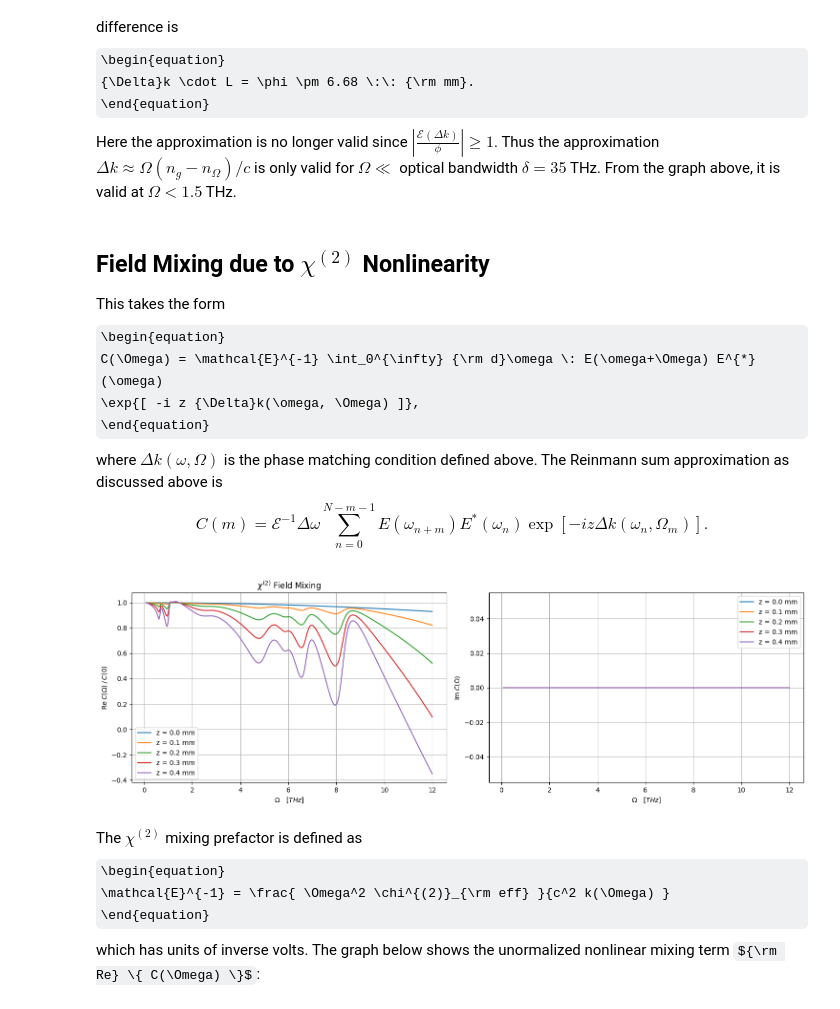
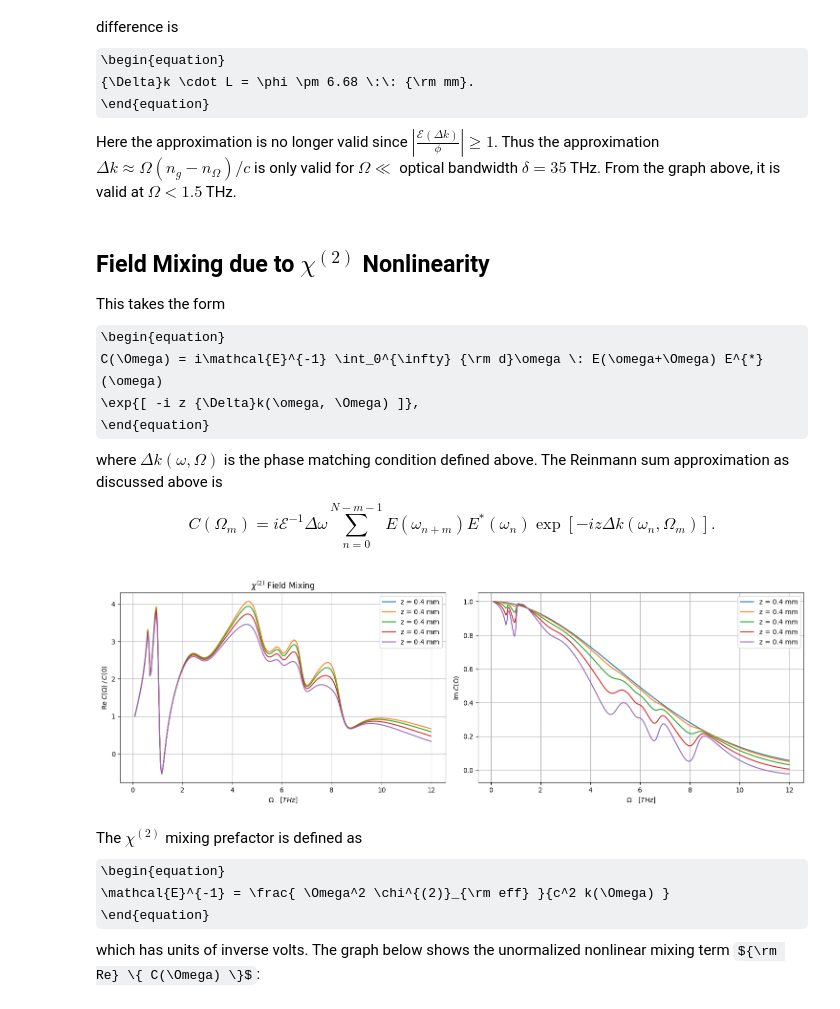
Before and after one commit to p-engel/nonlinear_optics, a Jupyter notebook: optical_rectification/analysis.ipynb, the cells around one changed output. Drawn from its saved outputs; the diff is of its cells as text; code cells hidden in the pictures; some formulas as TeX source.

```diff
--- a/optical_rectification/analysis.ipynb
+++ b/optical_rectification/analysis.ipynb
@@ -64,7 +64,9 @@ w0 = definitions.c / 1468e-9 *1e-12  # [THz]
 t_fwhm = 75e-15 * 1e12  # [ps]
 E0 = 5.4315195283 * 1e8  # [V/m]
 pulse = definitions.Gaussian(w0=w0, t_fwhm=t_fwhm, E0=E0)
-w = np.linspace((w0 - 2.5*pulse.delta), (w0 + 2.5*pulse.delta), 2**12)  # [THz] domain
+sigma = pulse.delta / np.sqrt(2)
+w = np.linspace((w0 - sigma), (w0 + sigma), 2**10)
+w_fwhm = pulse.delta * np.sqrt(2*np.log(2)) / (2 * np.pi)
 
 fig1, ax = plt.subplots()
 ax.plot(w, pulse.field_w(w), 'r')
@@ -79,5 +81,5 @@ ax1.tick_params(axis='y',labelcolor='k')
 
 plt.grid(True)
 plt.show()
-print("The pulse bandwith is ", pulse.delta, "THz")
+print("The pulse bandwith is ", w_fwhm, "THz")
 # %% [output]
@@ -222,46 +224,50 @@ Here the approximation is no longer valid since $\left\vert \frac{\mathcal{E}({\
 
 This takes the form
 \begin{equation}
-    C(\Omega) = \mathcal{E}^{-1} \int_0^{\infty} {\rm d}\omega \: E(\omega+\Omega) E^{*}(\omega)
+    C(\Omega) = i\mathcal{E}^{-1} \int_0^{\infty} {\rm d}\omega \: E(\omega+\Omega) E^{*}(\omega)
         \exp{[ -i z {\Delta}k(\omega, \Omega) ]},
 \end{equation}
 where ${\Delta}k(\omega, \Omega)$ is the phase matching condition defined above. The Reinmann sum approximation as discussed above is
 \begin{equation}
-    C(m) = \mathcal{E}^{-1} \Delta\omega \sum_{n=0}^{N-m-1} E(\omega_{n+m}) E^{*}(\omega_n)
+    C(\Omega_m) = i\mathcal{E}^{-1} \Delta\omega \sum_{n=0}^{N-m-1} E(\omega_{n+m}) E^{*}(\omega_n)
         \exp{[ -i z {\Delta}k(\omega_n, \Omega_m) ]}.
 \end{equation}
 # %%
 # visualize normalized chi2 mixing
 np.seterr(invalid='ignore', divide='ignore')
 fig7, (ax7, ax8) = plt.subplots(figsize=(15, 5), nrows=1, ncols=2)
 
 zvals = np.array( [0, 0.1, 0.2, 0.3, 0.4] ) * 1e-3
 C_zm_real = np.zeros( (len(zvals), len(mvals)) )
 C_zm_imag = np.zeros( (len(zvals), len(mvals)) )
 
 for i, z in enumerate(zvals):
-    C_zm_real[i, :] = np.array( [
-        definitions.chi2_mixing(
+    C_zm = np.array( [
+        1j * definitions.chi2_mixing(
             pulse.field_w(w),
             dw, m, dispersion.phase_match(), z
         )
         for m, _ in enumerate(Ω)
-    ] ).real
+    ] )
+    C_zm_real[i, :] = C_zm.real
+    C_zm_imag[i, :] = C_zm.imag
+
+for i, _ in enumerate(zvals):
     ax7.plot(Ω[1:], (C_zm_real[i, 1:] / C_zm_real[i, 1]), label='z = '+str(z*1e3)+' mm')
-    ax8.plot(Ω[1:], (C_zm_imag[i, 1:]), label='z = '+str(z*1e3)+' mm')
+    ax8.plot(Ω[1:], (C_zm_imag[i, 1:] / C_zm_imag[i, 1]), label='z = '+str(z*1e3)+' mm')
 
 ax7.set_title(r"$\chi^{(2)}$ Field Mixing")
 ax7.set_xlabel(r"$\Omega \quad [THz]$")
 ax7.set_ylabel(r"${\rm Re} \: C(Ω) \: / \: C(0)$")
 ax7.legend()
 ax7.grid(True)
 ax8.set_xlabel(r"$\Omega \quad [THz]$")
 ax8.set_ylabel(r"${\rm Im} \: C(Ω)$")
 ax8.legend()
 ax8.grid(True)
 plt.tight_layout()
 # %% [output]
-[figure, old version]
+[figure, new version]
 # %% [markdown]
 The $\chi^{(2)}$ mixing prefactor is defined as
 \begin{equation}
```
Also changed, not shown: parts of 7 cells of this notebook, 1 other file.
